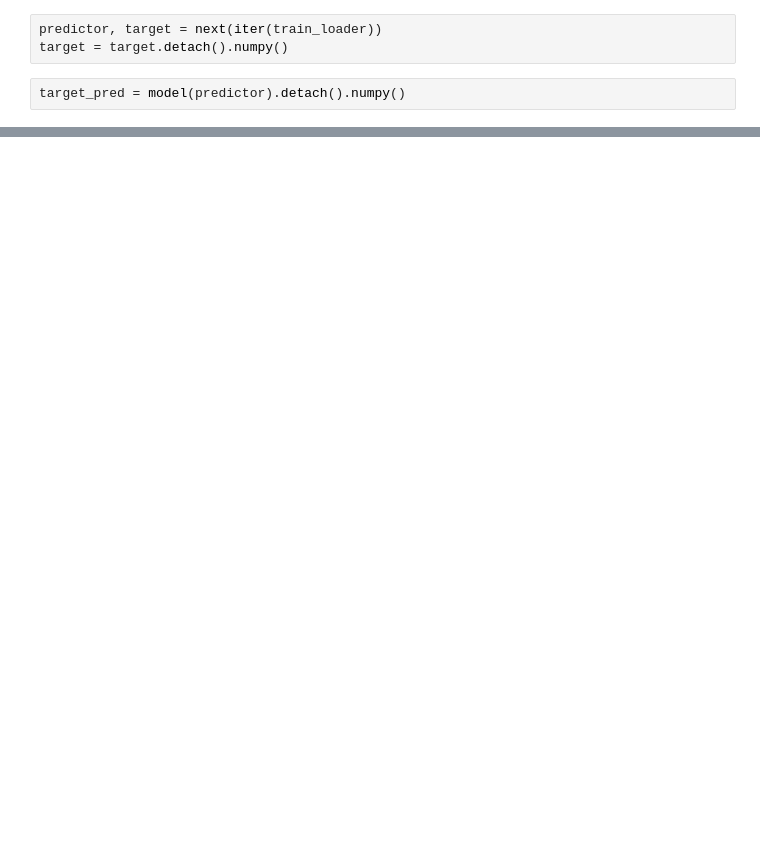
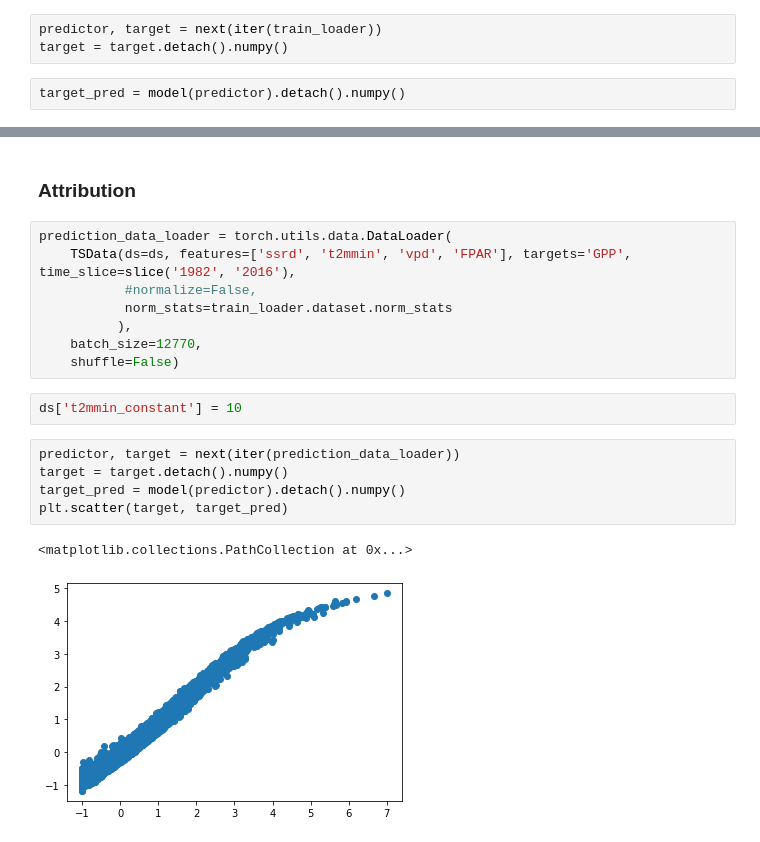
Before and after one commit to pinplex/Hackathon-Attribution, a Jupyter notebook: pytorch_utils/train_gpp_model.ipynb, the cells around one changed output, grey strips where cells are left out. Cells and saved outputs as stored; diff of their text form; blank space fills up the shorter version.

Commit message:
modify train_gpp_model

```diff
--- a/pytorch_utils/train_gpp_model.ipynb
+++ b/pytorch_utils/train_gpp_model.ipynb
@@ -203,0 +212,20 @@ plt.scatter(target, target_pred)
+# %% [markdown]
+### Attribution
+# %%
+prediction_data_loader = torch.utils.data.DataLoader(
+    TSData(ds=ds, features=['ssrd', 't2mmin', 'vpd', 'FPAR'], targets='GPP', time_slice=slice('1982', '2016'),
+           #normalize=False,
+           norm_stats=train_loader.dataset.norm_stats
+          ),
+    batch_size=12770,
+    shuffle=False)
+# %%
+ds['t2mmin_constant'] = 10
+# %%
+predictor, target = next(iter(prediction_data_loader))
+target = target.detach().numpy()
+target_pred = model(predictor).detach().numpy()
+plt.scatter(target, target_pred)
+# %% [output]
+<matplotlib.collections.PathCollection at 0x...>
+[figure, added]
```
Also changed, not shown: parts of 14 cells of this notebook.
